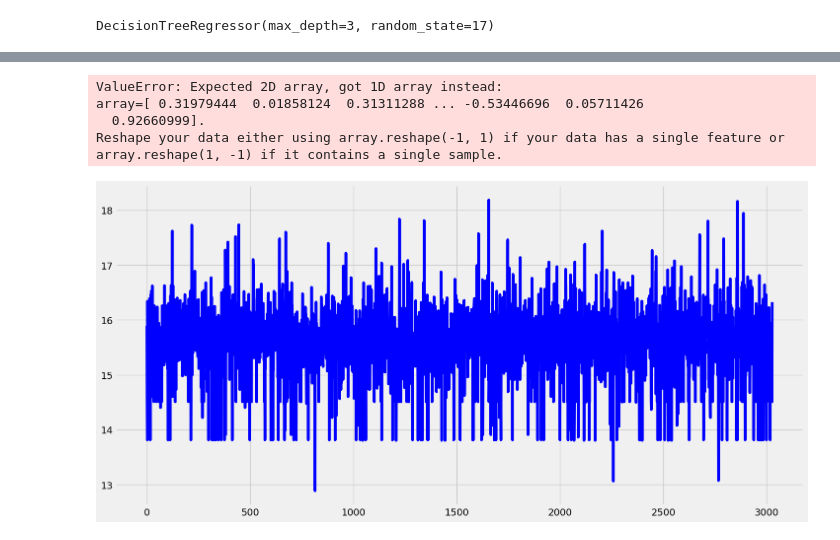
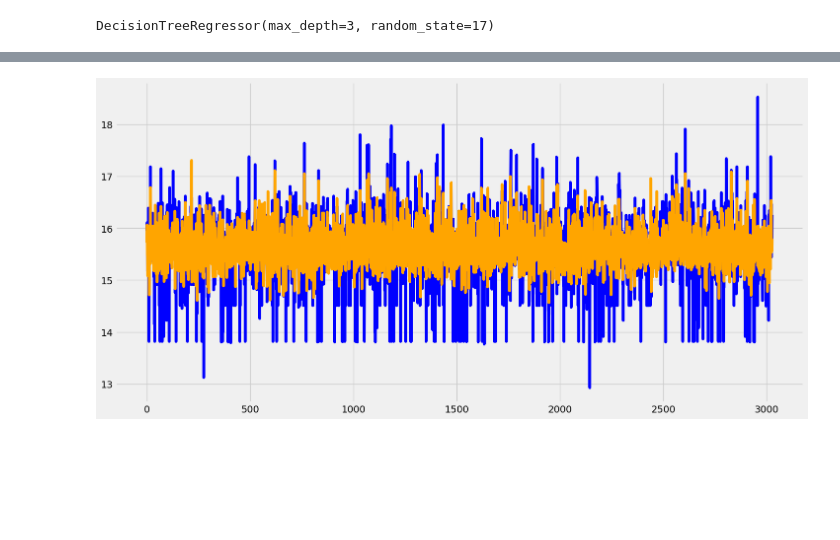
Before and after one commit to JMcMahonSPBU/flask-app-house-pred, a Jupyter notebook: prediction_final_model.ipynb, the cells around one changed output, grey strips where cells are left out. Drawn from its saved outputs; the diff is of its cells as text; code cells hidden in the pictures; blank space fills up the shorter version.

```diff
--- a/prediction_final_model.ipynb
+++ b/prediction_final_model.ipynb
@@ -385,14 +417,12 @@ RMSE: 0.8323406941319789
 # %%
+predictions = predictions.reshape(-1,1)
+
 plt.figure(figsize=(16,8))
 plt.plot(sc_y.inverse_transform(y_valid),label ='Test', color= 'blue')
 plt.plot(sc_y.inverse_transform(predictions), label = 'predict', color = 'orange')
 plt.show()
 # %% [output]
-ValueError: Expected 2D array, got 1D array instead:
-array=[ 0.31979444  0.01858124  0.31311288 ... -0.53446696  0.05711426
-  0.92660999].
-Reshape your data either using array.reshape(-1, 1) if your data has a single feature or array.reshape(1, -1) if it contains a single sample.
-[figure, old version]
+[figure, new version]
 # %%
 ##Save the model, encoder and the scaler as a pipeline
 # %%
```
Also changed, not shown: parts of 10 cells of this notebook.
